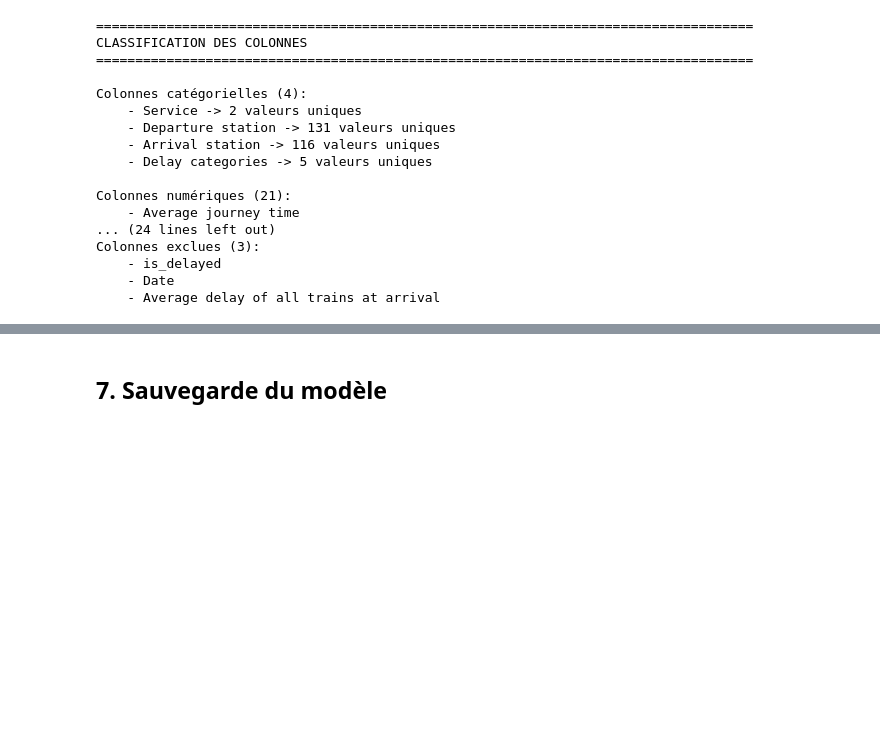
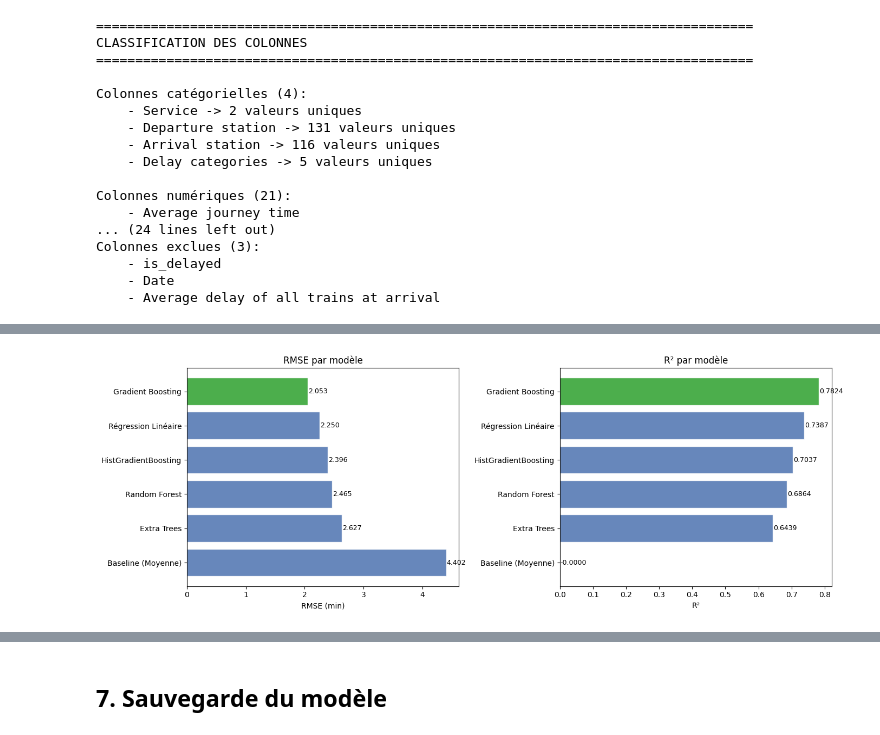
Before and after one commit to LaurinceG4N0/tardis-sncf, a Jupyter notebook: tardis_model.ipynb, the cells around one changed output, grey strips where cells are left out. Saved outputs shown, nothing was run; the diff lists cells and outputs as text; code cells hidden in the pictures; blank space fills up the shorter version.

```diff
--- a/tardis_model.ipynb
+++ b/tardis_model.ipynb
@@ -197,0 +264,15 @@ Asymétrie   : -31.896
+# %%
+# Filtrage des valeurs aberrantes sur la TARGET
+
+seuil_min = -30
+
+avant = len(df)
+df = df[df[TARGET] >= seuil_min].copy()
+apres = len(df)
+
+print(
+    f"Observations supprimées : {avant - apres:,}  ({(avant - apres) / avant * 100:.2f}% du dataset)"
+)
+print(f"Dataset conservé        : {apres:,} lignes")
+print(f"Nouveau min TARGET      : {df[TARGET].min():.2f} min")
+print(f"Nouvelle asymétrie      : {df[TARGET].skew():.3f}")
@@ -432,7 +557,7 @@ categorical_pipeline = Pipeline(
         ("imputer", SimpleImputer(strategy="most_frequent")),
         (
             "encoder",
-            OrdinalEncoder(handle_unknown="use_encoded_value", unknown_value=-1),
+            OneHotEncoder(handle_unknown="ignore", sparse_output=False, drop="first"),
         ),
     ]
 )
@@ -756 +892,32 @@ Meilleur modèle : HistGradientBoosting
+# %%
+# Barplot comparatif RMSE / R² des modèles
+
+fig, axes = plt.subplots(1, 2, figsize=(14, 5))
+
+names = results_df.index.tolist()
+rmse_vals = results_df["RMSE"].tolist()
+r2_vals = results_df["R²"].tolist()
+colors = ["#4C72B0"] * len(names)
+colors[0] = "#2ca02c"  # meilleur modèle en vert
+
+# RMSE
+axes[0].barh(names, rmse_vals, color=colors, edgecolor="white", alpha=0.85)
+axes[0].set_title("RMSE par modèle")
+axes[0].set_xlabel("RMSE (min)")
+axes[0].invert_yaxis()
+for i, v in enumerate(rmse_vals):
+    axes[0].text(v + 0.01, i, f"{v:.3f}", va="center", fontsize=9)
+
+# R²
+axes[1].barh(names, r2_vals, color=colors, edgecolor="white", alpha=0.85)
+axes[1].set_title("R² par modèle")
+axes[1].set_xlabel("R²")
+axes[1].invert_yaxis()
+for i, v in enumerate(r2_vals):
+    axes[1].text(v + 0.001, i, f"{v:.4f}", va="center", fontsize=9)
+
+plt.tight_layout()
+plt.show()
+# %% [output]
+[figure, added]
 # %%
```
Also changed, not shown: parts of 41 cells of this notebook, 4 other files.
